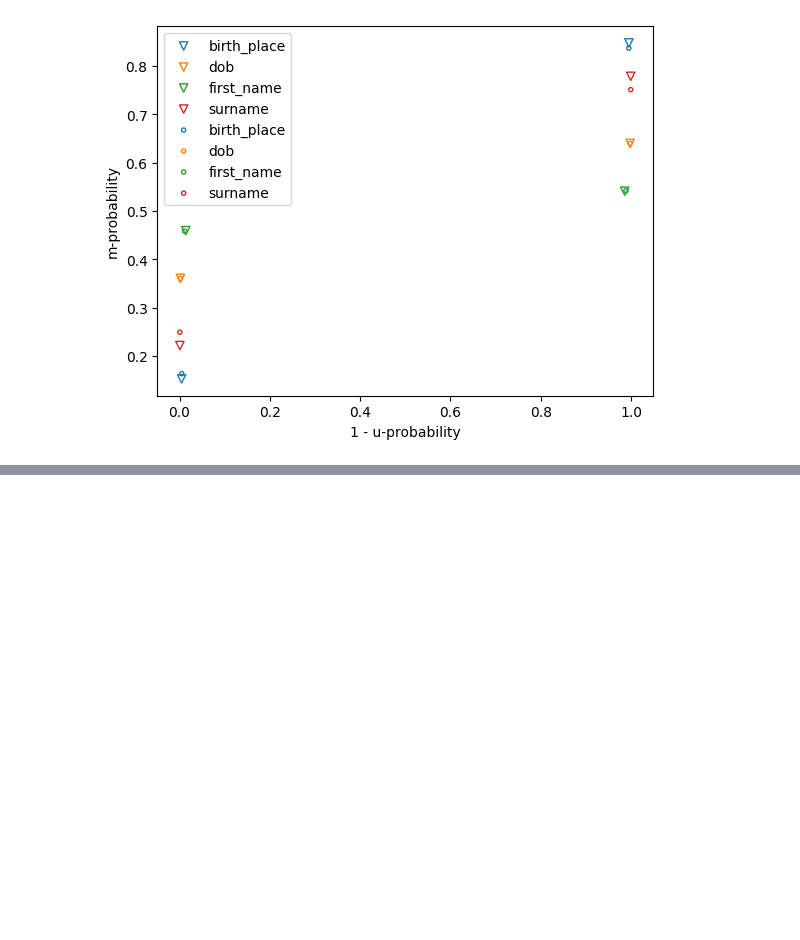
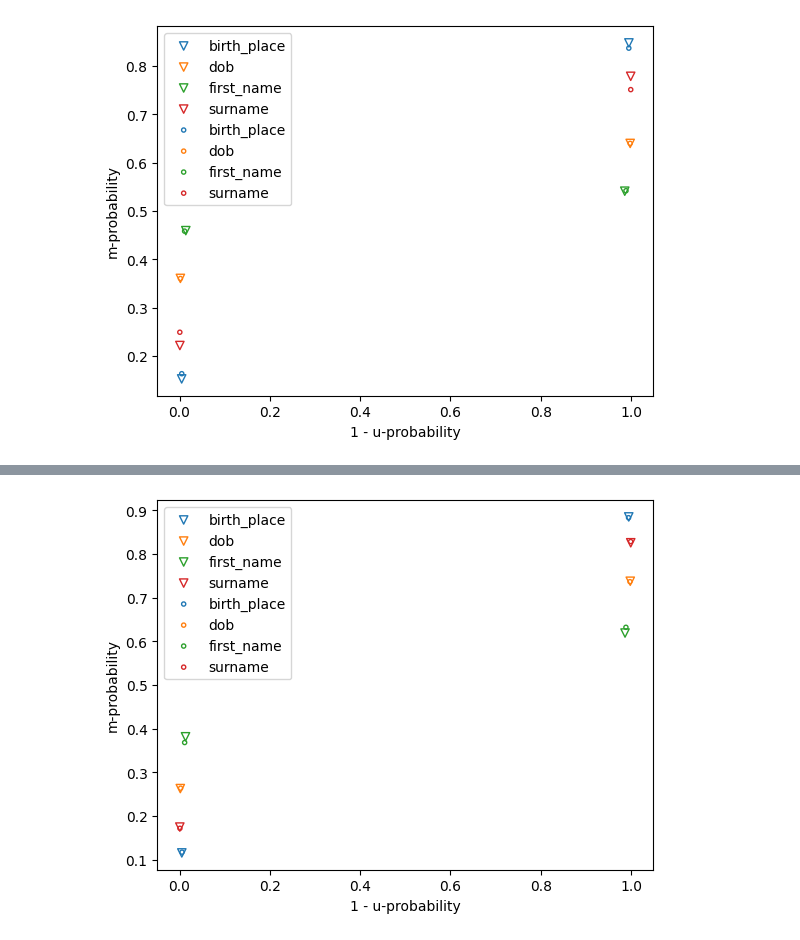
Before and after one commit to amaiaita/splink-experimentation, a Jupyter notebook: plotting.ipynb, the cells around one changed output, grey strips where cells are left out. Saved outputs shown, nothing was run; the diff lists cells and outputs as text; code cells hidden in the pictures; blank space fills up the shorter version.

Commit message:
add extra plots with new data

```diff
--- a/plotting.ipynb
+++ b/plotting.ipynb
@@ -7,9 +7,11 @@ from utils import format_model_m_and_us, plot_m_and_u
 training_rule_change = pd.read_csv('outputs/diff_training_rules.csv')
 no_changes = pd.read_csv('outputs/first_test.csv')
 less_data = pd.read_csv('outputs/less_data.csv')
+less_data2 = pd.read_csv('outputs/less_data2.csv')
 linking_subsets = pd.read_csv('outputs/linking.csv')
 linking_subsets2 = pd.read_csv('outputs/linking2.csv')
 main_to_subset_link = pd.read_csv('outputs/main_to_subset.csv')
+main_to_subset_link2 = pd.read_csv('outputs/main_to_subset2.csv')
 # %%
 fig , ax = plt.subplots()
 
@@ -48,0 +51,9 @@ plt.show()
+# %%
+fig , ax = plt.subplots()
+
+plot_m_and_u(main_to_subset_link,ax,'v')
+plot_m_and_u(main_to_subset_link2,ax,'.')
+plt.legend()
+plt.show()
+# %% [output]
+[figure, added]
```
Also changed, not shown: parts of 4 cells of this notebook.
